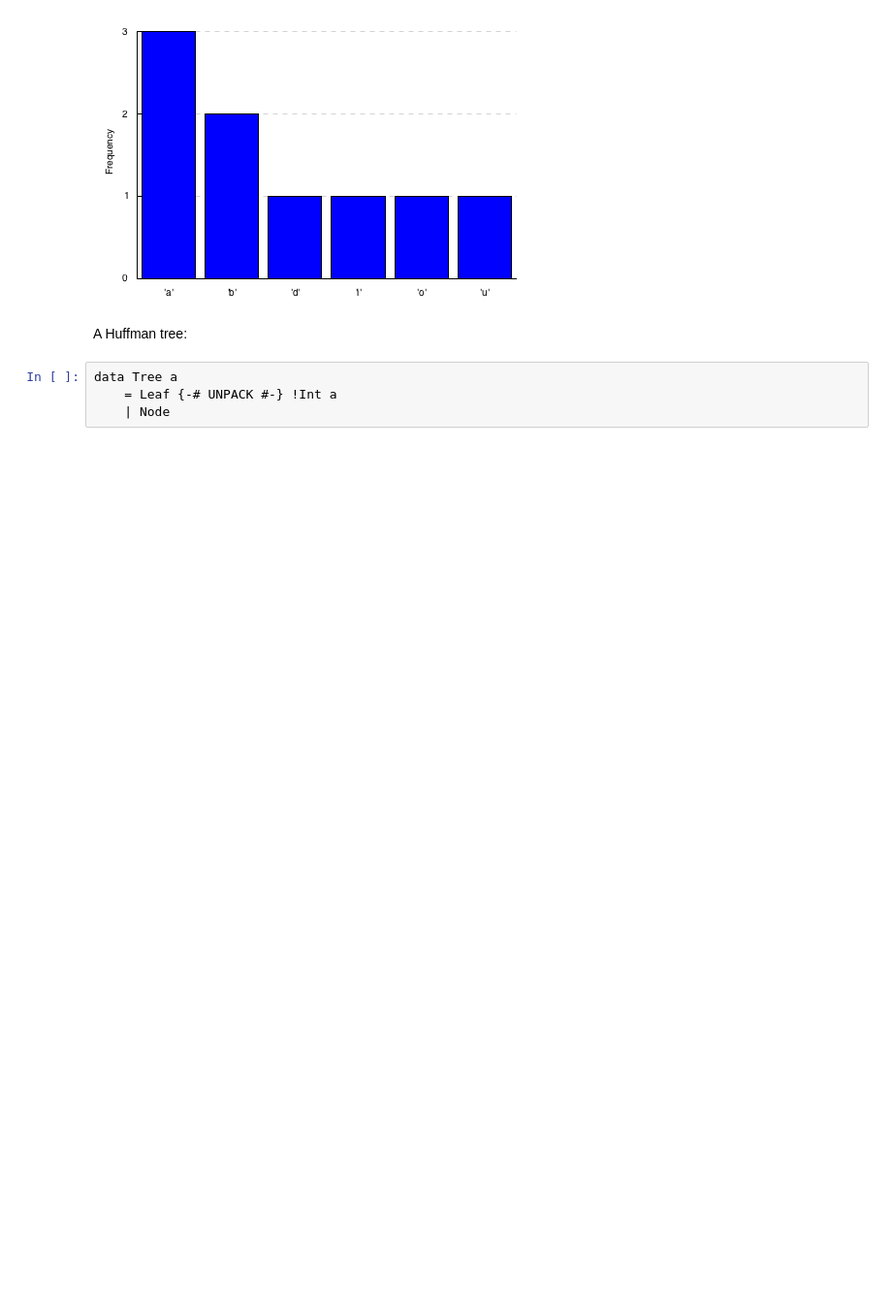
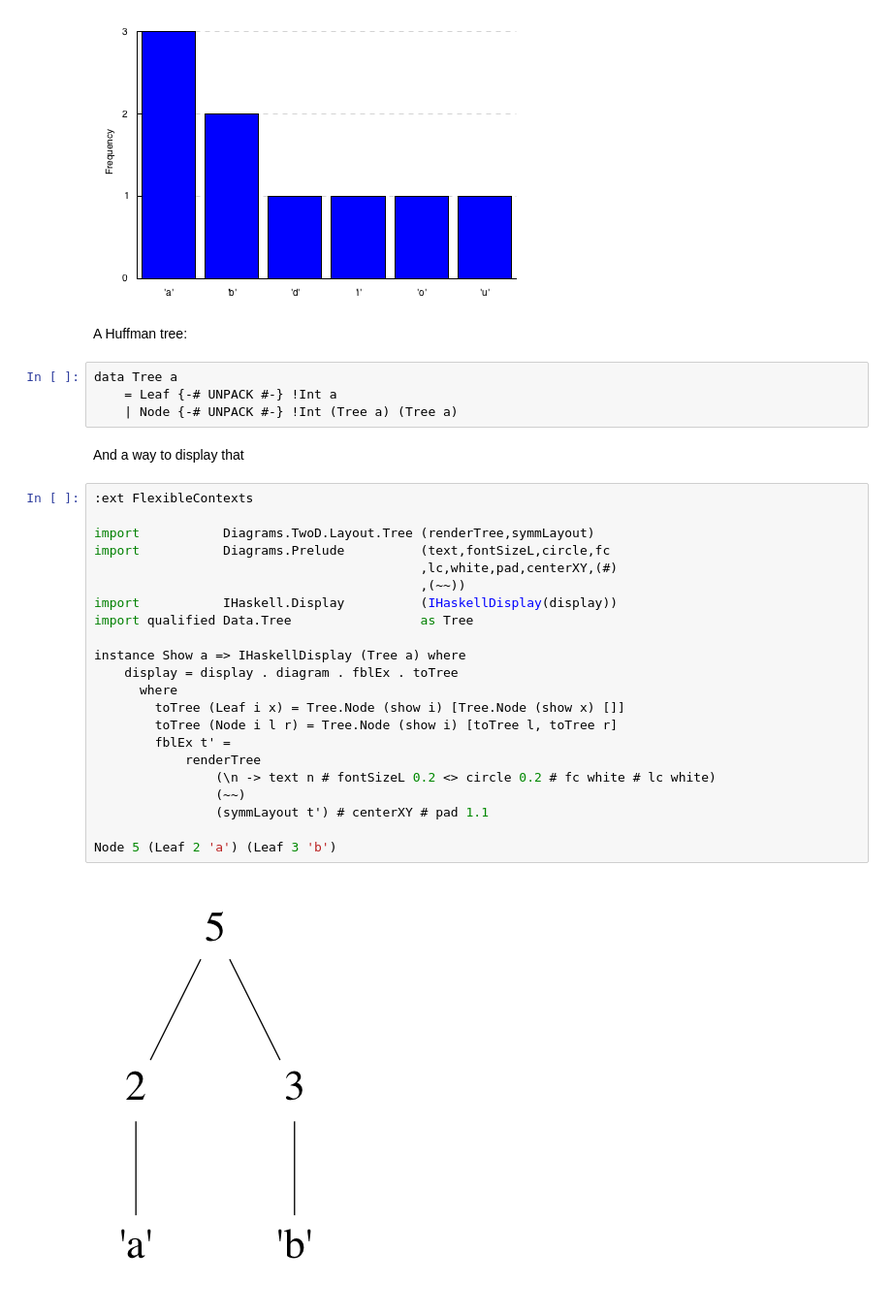
Before and after one commit to oisdk/IHaskell, a Jupyter notebook: notebooks/Privacy.ipynb, the cells around one changed output. Shown at 97% size. Drawn from its saved outputs; the diff is of its cells as text; blank space fills up the shorter version.

```diff
--- a/notebooks/Privacy.ipynb
+++ b/notebooks/Privacy.ipynb
@@ -101,4 +112,30 @@ A Huffman tree:
 # %%
 data Tree a
     = Leaf {-# UNPACK #-} !Int a
-    | Node
+    | Node {-# UNPACK #-} !Int (Tree a) (Tree a)
+# %% [markdown]
+And a way to display that
+# %%
+:ext FlexibleContexts
+
+import           Diagrams.TwoD.Layout.Tree (renderTree,symmLayout)
+import           Diagrams.Prelude          (text,fontSizeL,circle,fc
+                                           ,lc,white,pad,centerXY,(#)
+                                           ,(~~))
+import           IHaskell.Display          (IHaskellDisplay(display))
+import qualified Data.Tree                 as Tree
+
+instance Show a => IHaskellDisplay (Tree a) where
+    display = display . diagram . fblEx . toTree
+      where
+        toTree (Leaf i x) = Tree.Node (show i) [Tree.Node (show x) []]
+        toTree (Node i l r) = Tree.Node (show i) [toTree l, toTree r]
+        fblEx t' =
+            renderTree
+                (\n -> text n # fontSizeL 0.2 <> circle 0.2 # fc white # lc white)
+                (~~)
+                (symmLayout t') # centerXY # pad 1.1
+
+Node 5 (Leaf 2 'a') (Leaf 3 'b')
+# %% [output]
+[figure, added]
```
Also changed, not shown: parts of 4 cells of this notebook.
